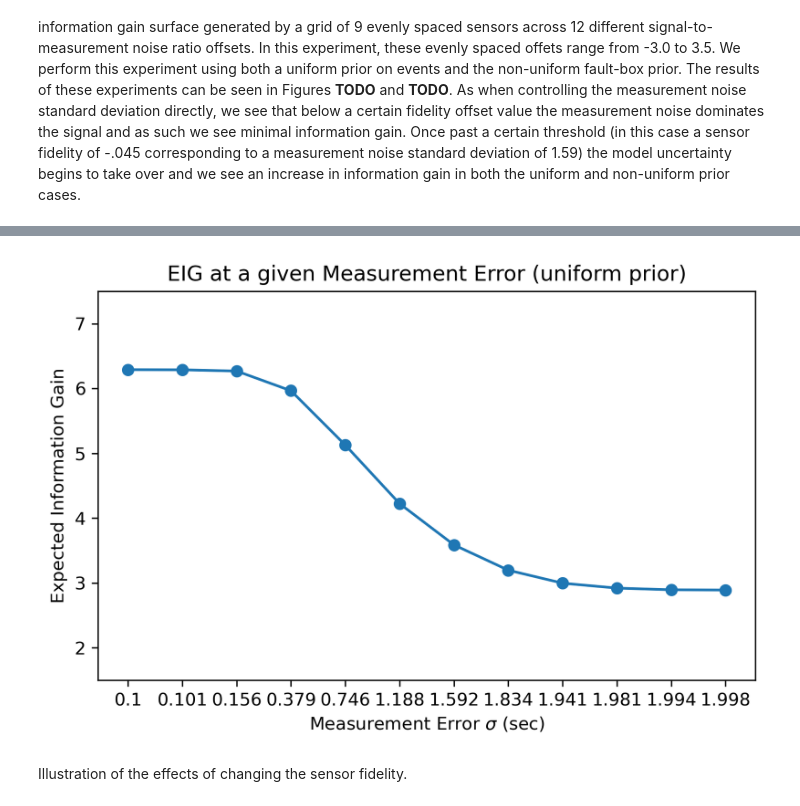
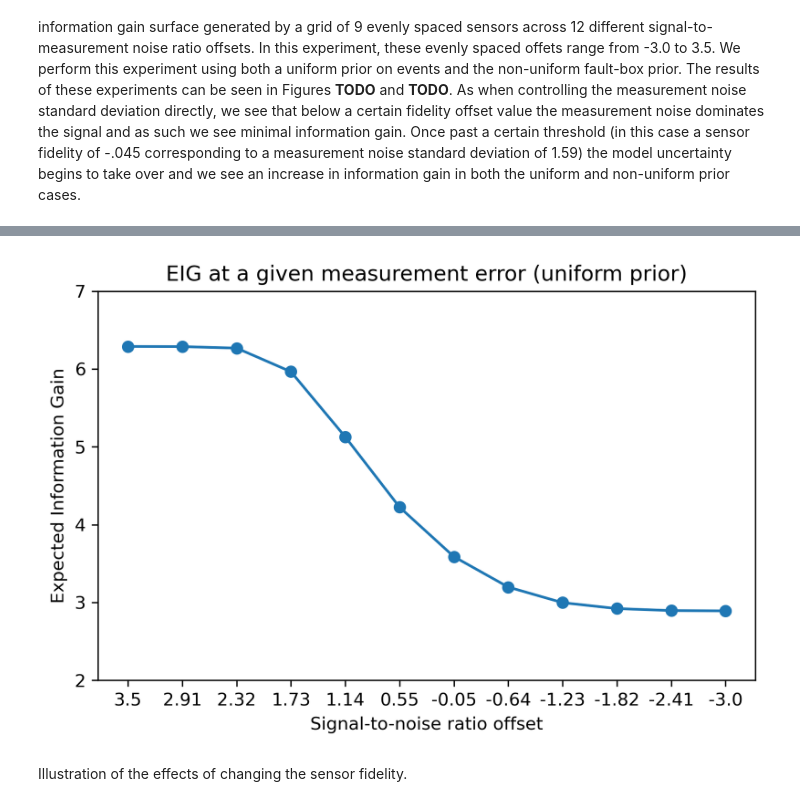
Before and after one commit to sandialabs/seismic_boed, a Jupyter notebook: fidelity_vis.ipynb, the cells around one changed output, grey strips where cells are left out. Saved outputs shown, nothing was run; the diff lists cells and outputs as text; code cells hidden in the pictures.

```diff
--- a/fidelity_vis.ipynb
+++ b/fidelity_vis.ipynb
@@ -359,16 +359,16 @@ unif_eigs = np.copy(eigs)
 # %%
 plt.figure(dpi=300)
 plt.plot(-1*nums, unif_eigs,marker='o')
-plt.xticks(ticks = -1*nums, labels=[np.round(num,3) for num in stds])
-plt.title('EIG at a given Measurement Error (uniform prior)')
-plt.xlabel('Measurement Error $\sigma$ (sec)')
+plt.xticks(ticks = -1*nums, labels=np.round(nums,2))
+plt.title('EIG at a given measurement error (uniform prior)')
+plt.xlabel('Signal-to-noise ratio offset')
 plt.ylabel('Expected Information Gain')
 plt.tight_layout()
-plt.ylim(1.5,7.5)
+plt.ylim(2,7)
 plt.savefig('eig_curve_uniform.pdf')
 plt.show()
 # %% [output]
-[figure, old version]
+[figure, new version]
 # %% [markdown]
 Illustration of the effects of changing the sensor fidelity.
 # %%
```
Also changed, not shown: parts of 3 cells of this notebook.
